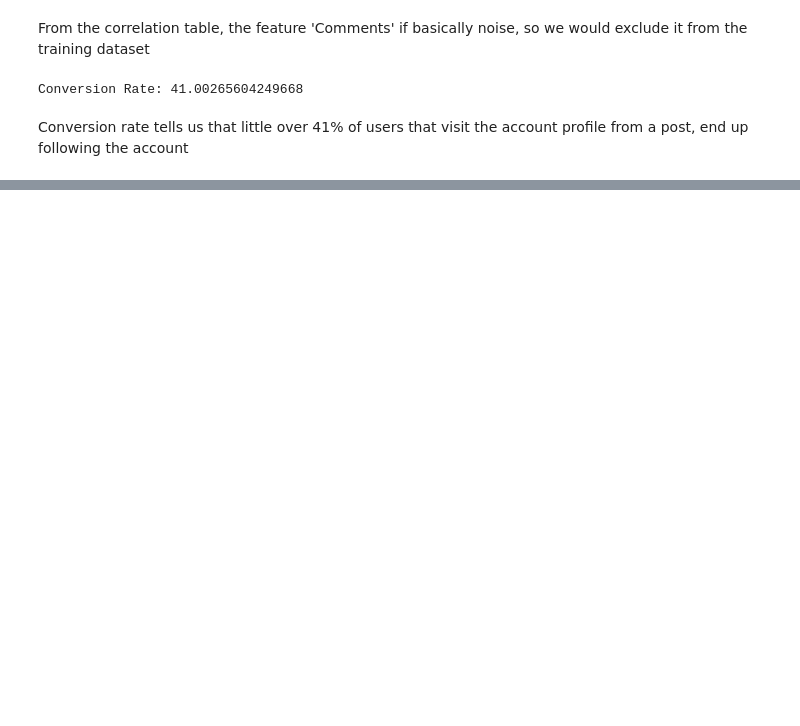
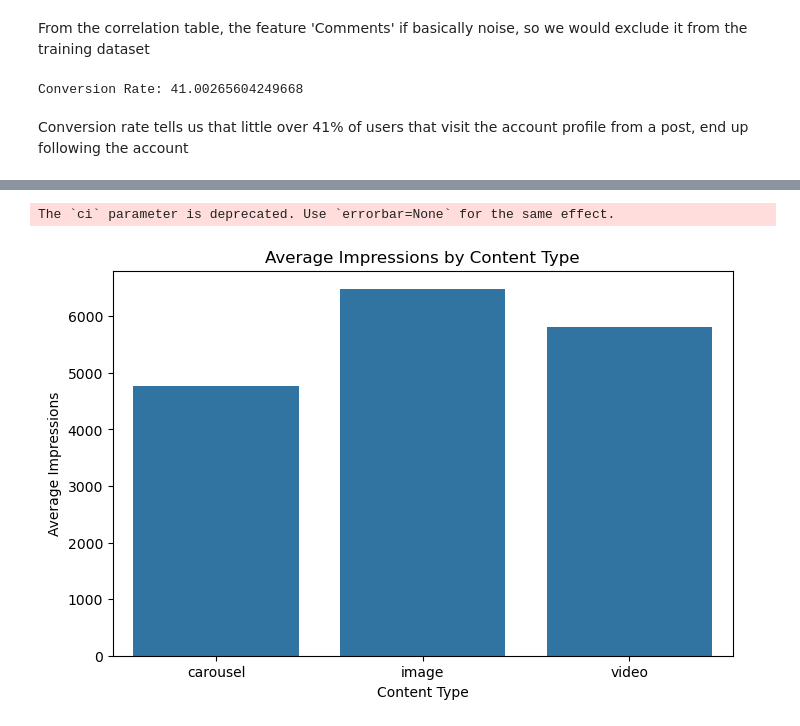
Before and after one commit to ayomide-100/instagram-reach-analysis, a Jupyter notebook: notebooks/reach-analysis_eda.ipynb, the cells around one changed output, grey strips where cells are left out. Saved outputs shown, nothing was run; the diff lists cells and outputs as text; code cells hidden in the pictures; blank space fills up the shorter version.

```diff
--- a/notebooks/reach-analysis_eda.ipynb
+++ b/notebooks/reach-analysis_eda.ipynb
@@ -206,0 +135,3 @@ figure_four.show()
+# %%
+df["Caption"] = df["Caption"].apply(clean_text)
+df["Hashtags"] = df["Hashtags"].apply(clean_hashtages)
@@ -206,0 +147,11 @@ figure_four.show()
+# %%
+add_caption_length(df=df)
+add_day_of_week(df=df, timestamp_col="Timestamp")
+add_engagement_rate(df=df)
+add_hashtag_count(df=df)
+add_hashtag_density(df)
+add_source_ratios(df)
+add_is_weekend(df)
+add_month(df=df, timestamp_col="Timestamp")
+add_hour_of_day(df=df, timestamp_col="Timestamp")
+df["NumOfHashtags"] = df["Hashtags"].apply(count_hashtags)
@@ -206,0 +179,5 @@ figure_four.show()
+# %%
+plot_avg_impressions_by_content(df=df, content_col="Content Type", target_col="Impressions")
+# %% [output]
+The `ci` parameter is deprecated. Use `errorbar=None` for the same effect.
+[figure, added]
```
Also changed, not shown: parts of 34 cells of this notebook, 10 other files.
